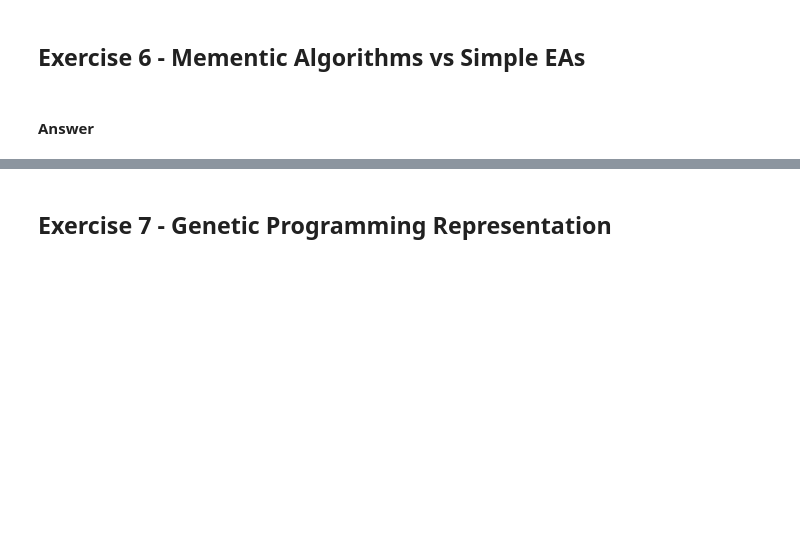
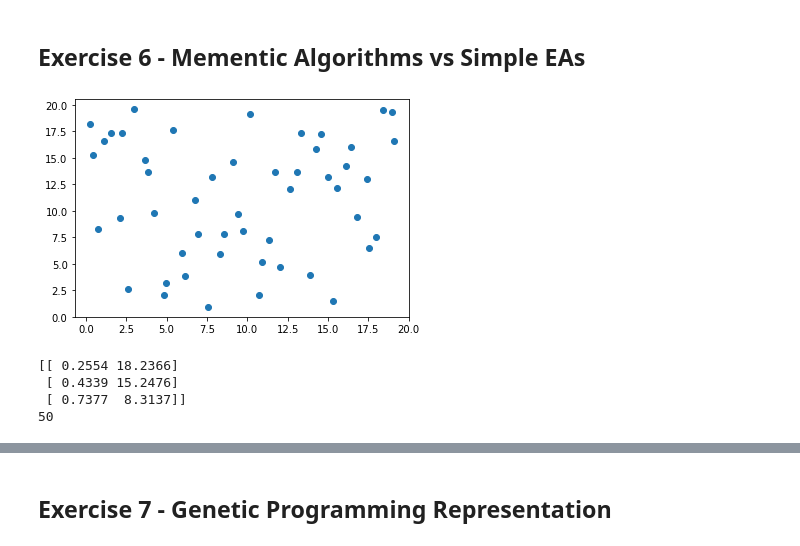
Before and after one commit to marlousnijman/natural_computing, a Jupyter notebook: Assignment 1/assignment1.ipynb, the cells around one changed output, grey strips where cells are left out. Cells and saved outputs as stored; diff of their text form; code cells hidden in the pictures; blank space fills up the shorter version.

```diff
--- a/Assignment 1/assignment1.ipynb
+++ b/Assignment 1/assignment1.ipynb
@@ -171,4 +88,13 @@ There is a clear difference in performance. In the second approach, no fitness f
 # %% [markdown]
 ## Exercise 6 - Mementic Algorithms vs Simple EAs
-# %% [markdown]
-#### Answer
+# %%
+plt.scatter(tsp_problem[:,0],tsp_problem[:,1])
+plt.show()
+print(tsp_problem[:3])
+print(len(tsp_problem))
+# %% [output]
+[figure, added]
+[[ 0.2554 18.2366]
+ [ 0.4339 15.2476]
+ [ 0.7377  8.3137]]
+50
```
Also changed, not shown: parts of 42 cells of this notebook.
